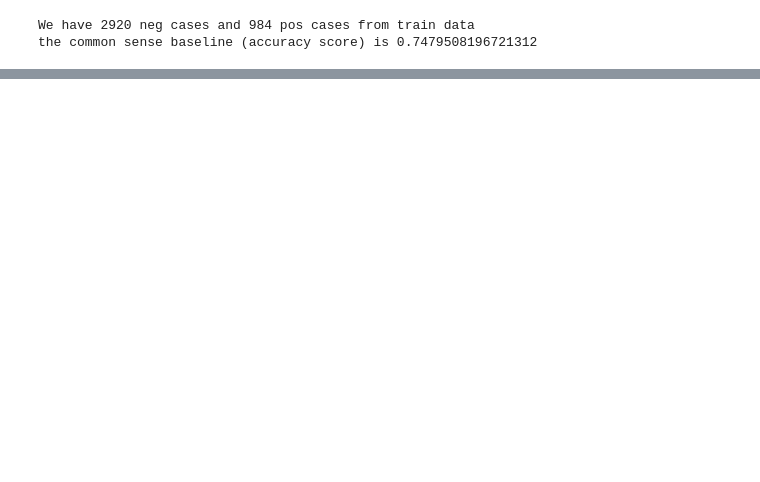
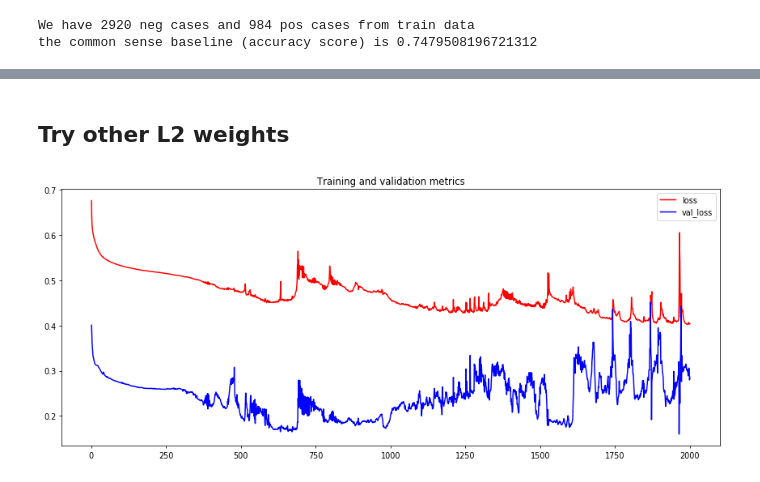
Before and after one commit to KevinChenROC/tw_financial_crisis_prediction, a Jupyter notebook: models/fc_model.ipynb, the cells around one changed output, grey strips where cells are left out. Saved outputs shown, nothing was run; the diff lists cells and outputs as text; code cells hidden in the pictures; blank space fills up the shorter version.

```diff
--- a/models/fc_model.ipynb
+++ b/models/fc_model.ipynb
@@ -168 +156,22 @@ Confusion matrix:
  [ 30   0]]
+# %% [markdown]
+## Try other L2 weights
+# %%
+#hyperparameters
+hidden_units = 32
+epochs = 2000
+n_layers=4
+l2_weight = 0.0006
+
+model = fc_model(hidden_units, n_layers, epochs, l2_weight, input_shape)
+
+# #fit the model
+history = model.fit_generator(train_gen,
+                    steps_per_epoch=train_steps,
+                    validation_data=val_gen,
+                    validation_steps=val_steps,
+                    epochs=epochs, verbose=0)
+
+plot_train_validation_metric(history, 'loss', 'val_loss')
+# %% [output]
+[figure, added]
```
Also changed, not shown: parts of 10 cells of this notebook, 2 other files.
